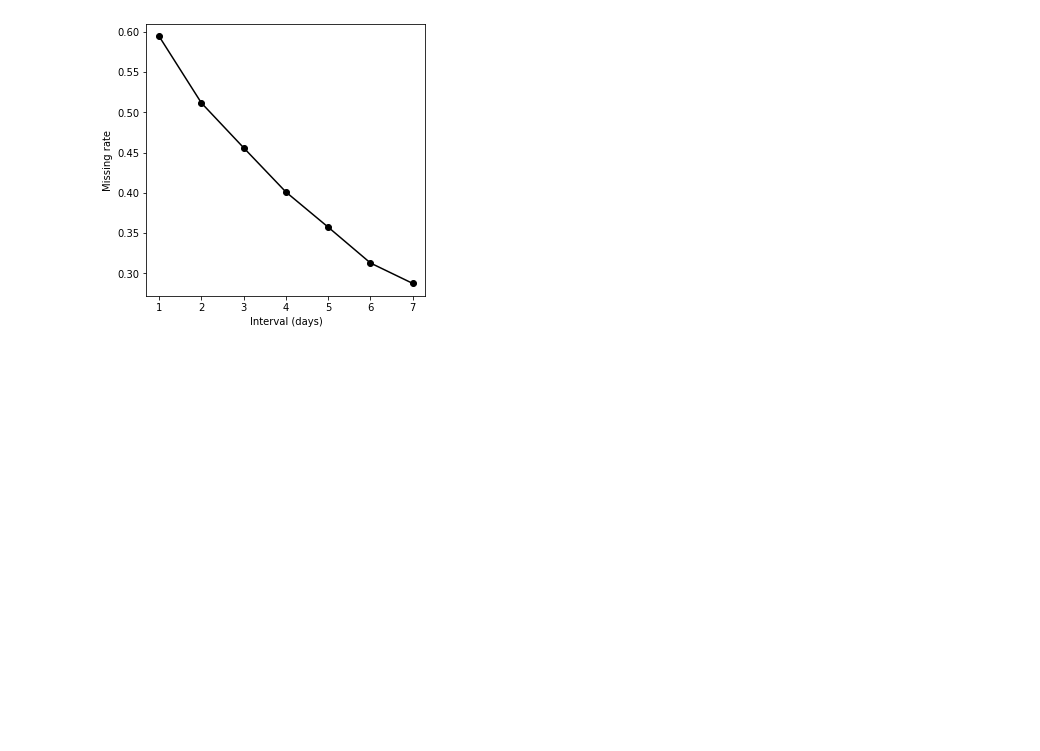
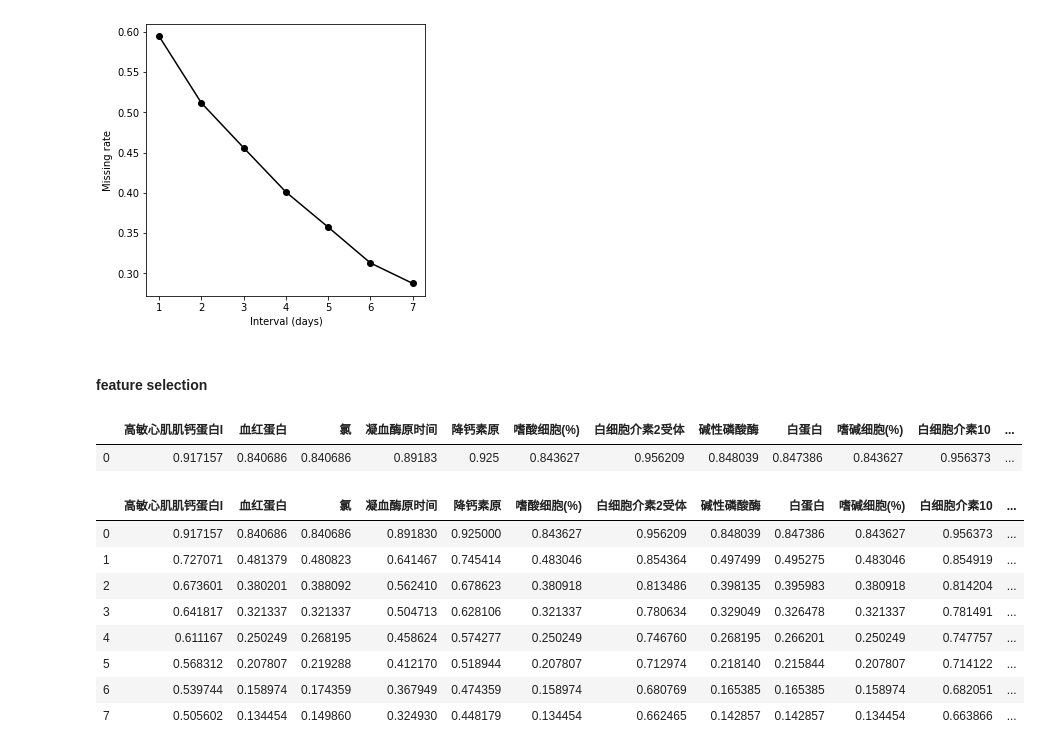
Before and after one commit to hsd1503/covid19_rnn, a Jupyter notebook: DataProcess.ipynb, the cells around one changed output. Cells and saved outputs as stored; diff of their text form; code cells hidden in the pictures; blank space fills up the shorter version.

```diff
--- a/DataProcess.ipynb
+++ b/DataProcess.ipynb
@@ -264,3 +266,7 @@ plt.ylabel('Missing rate')
 plt.savefig('missing_rate.jpg', dpi=300)
 # %% [output]
 [figure]
+# %% [markdown]
+#### feature selection
+# %%
+data_df = pd.read_excel('data/time_series_375_prerpocess.xlsx', encoding='gbk', index_col=[0])
@@ -266,0 +284,5 @@ plt.savefig('missing_rate.jpg', dpi=300)
+# %%
+feature_missing_rate_df
+# %% [output]
+|  | 高敏心肌肌钙蛋白I | 血红蛋白 | 氯 | 凝血酶原时间 | 降钙素原 | 嗜酸细胞(%) | 白细胞介素2受体 | 碱性磷酸酶 | 白蛋白 | 嗜碱细胞(%) | 白细胞介素10 | ... |
+| 0 | 0.917157 | 0.840686 | 0.840686 | 0.89183 | 0.925 | 0.843627 | 0.956209 | 0.848039 | 0.847386 | 0.843627 | 0.956373 | ... |
@@ -266,0 +311,12 @@ plt.savefig('missing_rate.jpg', dpi=300)
+# %%
+feature_missing_rate_df
+# %% [output]
+|  | 高敏心肌肌钙蛋白I | 血红蛋白 | 氯 | 凝血酶原时间 | 降钙素原 | 嗜酸细胞(%) | 白细胞介素2受体 | 碱性磷酸酶 | 白蛋白 | 嗜碱细胞(%) | 白细胞介素10 | ... |
+| 0 | 0.917157 | 0.840686 | 0.840686 | 0.891830 | 0.925000 | 0.843627 | 0.956209 | 0.848039 | 0.847386 | 0.843627 | 0.956373 | ... |
+| 1 | 0.727071 | 0.481379 | 0.480823 | 0.641467 | 0.745414 | 0.483046 | 0.854364 | 0.497499 | 0.495275 | 0.483046 | 0.854919 | ... |
+| 2 | 0.673601 | 0.380201 | 0.388092 | 0.562410 | 0.678623 | 0.380918 | 0.813486 | 0.398135 | 0.395983 | 0.380918 | 0.814204 | ... |
+| 3 | 0.641817 | 0.321337 | 0.321337 | 0.504713 | 0.628106 | 0.321337 | 0.780634 | 0.329049 | 0.326478 | 0.321337 | 0.781491 | ... |
+| 4 | 0.611167 | 0.250249 | 0.268195 | 0.458624 | 0.574277 | 0.250249 | 0.746760 | 0.268195 | 0.266201 | 0.250249 | 0.747757 | ... |
+| 5 | 0.568312 | 0.207807 | 0.219288 | 0.412170 | 0.518944 | 0.207807 | 0.712974 | 0.218140 | 0.215844 | 0.207807 | 0.714122 | ... |
+| 6 | 0.539744 | 0.158974 | 0.174359 | 0.367949 | 0.474359 | 0.158974 | 0.680769 | 0.165385 | 0.165385 | 0.158974 | 0.682051 | ... |
+| 7 | 0.505602 | 0.134454 | 0.149860 | 0.324930 | 0.448179 | 0.134454 | 0.662465 | 0.142857 | 0.142857 | 0.134454 | 0.663866 | ... |
```
Also changed, not shown: parts of 15 cells of this notebook.
